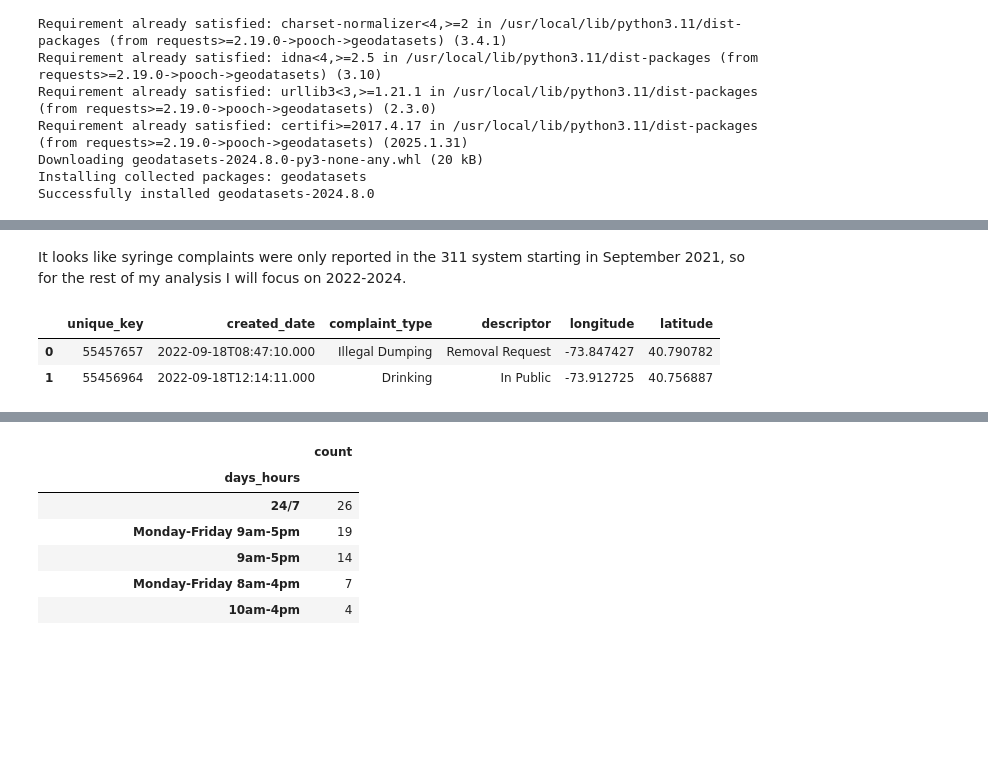
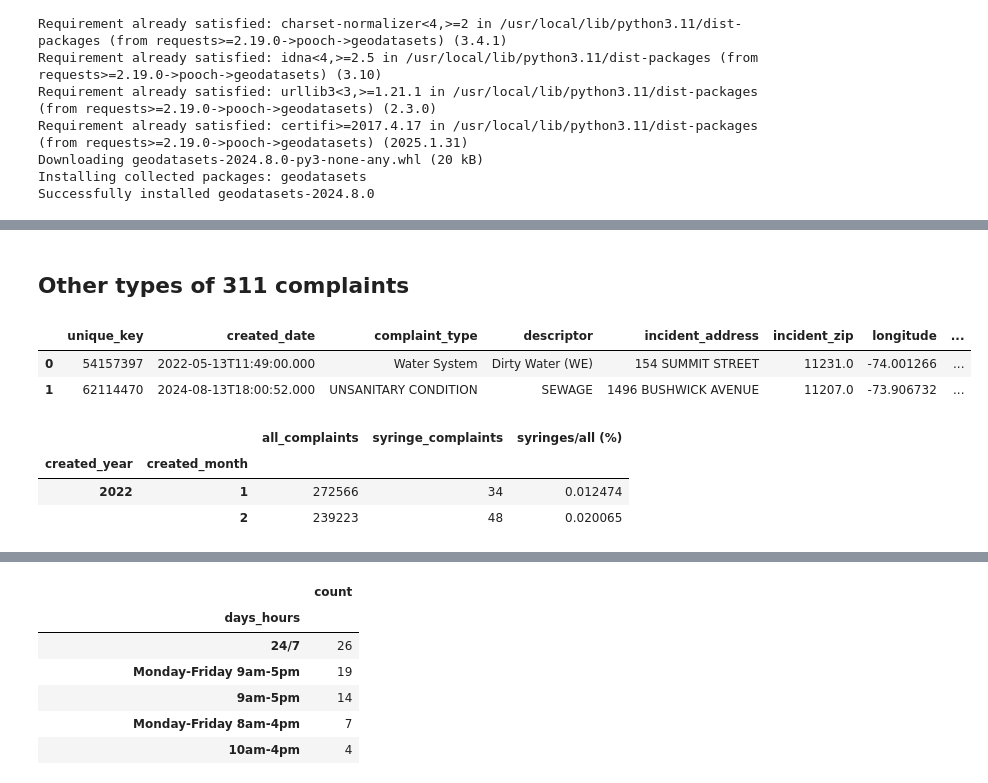
Before and after one commit to abretti/em212-applied-data-science, a Jupyter notebook: Final_Project.ipynb, the cells around one changed output, grey strips where cells are left out. Cells and saved outputs as stored; diff of their text form; code cells hidden in the pictures; blank space fills up the shorter version.

```diff
--- a/Final_Project.ipynb
+++ b/Final_Project.ipynb
@@ -125,11 +127,11 @@ plt.show()
-# %% [markdown]
-It looks like syringe complaints were only reported in the 311 system starting in September 2021, so for the rest of my analysis I will focus on 2022-2024.
+# %% [markdown]
+## Other types of 311 complaints
 # %%
 # Download all of the 311 complaints in 2022, 2023, and 2024
 # To limit the size of the download, select only unique_key, created_date, complaint_type, descriptor, longitude, and latitude
-all_311_complaints = pd.read_csv('https://data.cityofnewyork.us/resource/erm2-nwe9.csv?$query=SELECT%20unique_key,created_date,complaint_type,descriptor,longitude,latitude%20WHERE%20date_extract_y(created_date)IN(2022,2023,2024)%20LIMIT%2050000000')
+all_311_complaints = pd.read_csv('https://data.cityofnewyork.us/resource/erm2-nwe9.csv?$query=SELECT%20unique_key,created_date,complaint_type,descriptor,incident_address,incident_zip,longitude,latitude%20WHERE%20date_extract_y(created_date)IN(2022,2023,2024)%20LIMIT%2050000000')
 all_311_complaints.head(2)
 # %% [output]
-|  | unique_key | created_date | complaint_type | descriptor | longitude | latitude |
-| 0 | 55457657 | 2022-09-18T08:47:10.000 | Illegal Dumping | Removal Request | -73.847427 | 40.790782 |
-| 1 | 55456964 | 2022-09-18T12:14:11.000 | Drinking | In Public | -73.912725 | 40.756887 |
+|  | unique_key | created_date | complaint_type | descriptor | incident_address | incident_zip | longitude | ... |
+| 0 | 54157397 | 2022-05-13T11:49:00.000 | Water System | Dirty Water (WE) | 154 SUMMIT STREET | 11231.0 | -74.001266 | ... |
+| 1 | 62114470 | 2024-08-13T18:00:52.000 | UNSANITARY CONDITION | SEWAGE | 1496 BUSHWICK AVENUE | 11207.0 | -73.906732 | ... |
@@ -135,0 +153,15 @@ all_311_complaints.head(2)
+# %%
+# Group the 311 complaints by month and year
+# Then count the complaints and just the syringe-related complaints
+all_311_complaints_monthly = all_311_complaints.groupby(['created_year', 'created_month']).agg(
+    all_complaints = ('descriptor', 'count'),
+    syringe_complaints = ('descriptor', lambda x: (x == 'Syringes').sum()))
+
+# Divide the syringe-related complaints by the total complaints
+all_311_complaints_monthly['syringes/all (%)'] = 100 * all_311_complaints_monthly['syringe_complaints'] / all_311_complaints_monthly['all_complaints']
+all_311_complaints_monthly.head(2)
+# %% [output]
+|  |  | all_complaints | syringe_complaints | syringes/all (%) |
+| created_year | created_month |  |  |  |
+| 2022 | 1 | 272566 | 34 | 0.012474 |
+|  | 2 | 239223 | 48 | 0.020065 |
```
Also changed, not shown: parts of 59 cells of this notebook.
